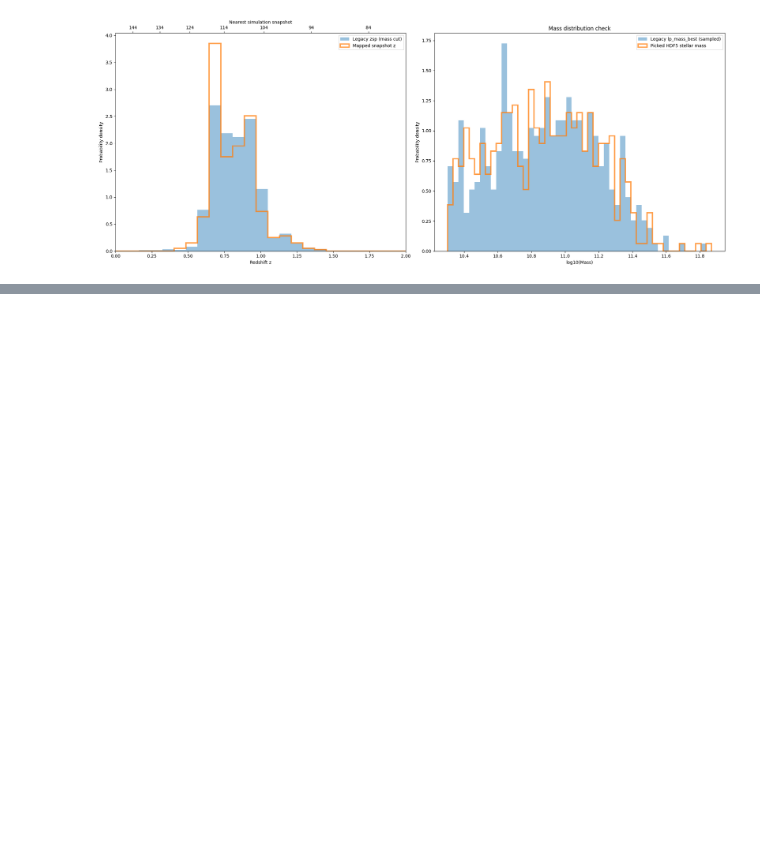
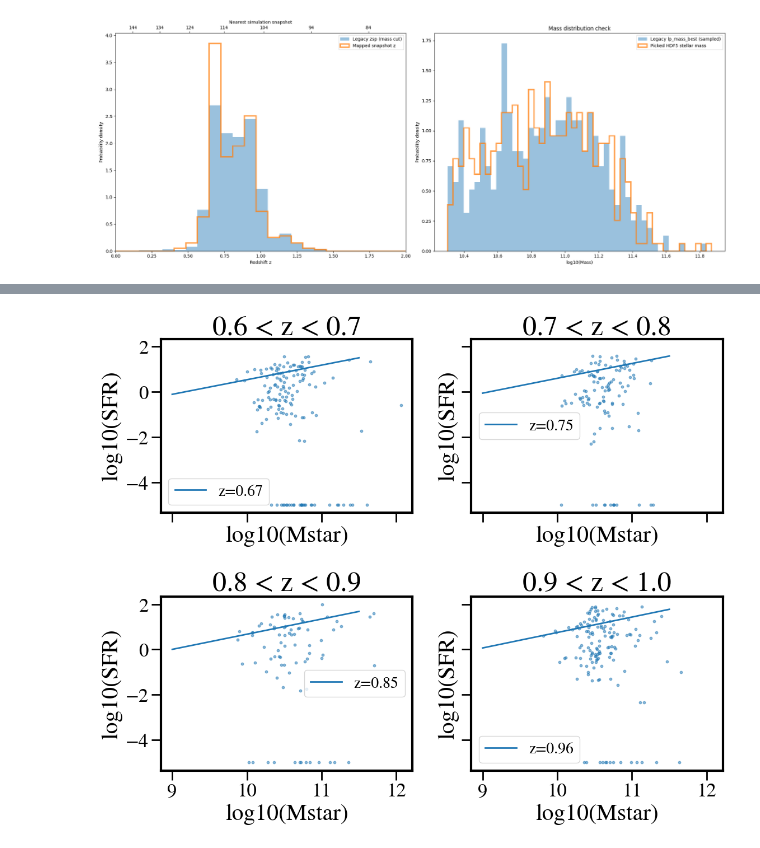
Before and after one commit to GiulianoLo/analize_simba_cgm, a Jupyter notebook: test_sfh_caesar.ipynb, the cells around one changed output, grey strips where cells are left out. Cells and saved outputs as stored; diff of their text form; code cells hidden in the pictures; blank space fills up the shorter version.

```diff
--- a/test_sfh_caesar.ipynb
+++ b/test_sfh_caesar.ipynb
@@ -1033,0 +989,52 @@ plt.show()
+# %%
+import numpy as np
+import matplotlib.pyplot as plt
+from astropy.cosmology import Planck15
+
+fig, axes = plt.subplots(2, 2, figsize=(12, 10), sharex=True, sharey=True)
+axes = axes.flatten()
+
+z_bins = [(0.6, 0.7), (0.7, 0.8), (0.8, 0.9), (0.9, 1.0)]
+
+for i, (zlo, zhi) in enumerate(z_bins):
+    ax = axes[i]
+
+    # --- select galaxies in bin ---
+    mask = (df['z_snap'] >= zlo) & (df['z_snap'] < zhi)
+    sub = df[mask]
+
+    if len(sub) == 0:
+        ax.set_title(f'z = {zlo:.1f}–{zhi:.1f} (empty)')
+        continue
+
+    logM = np.log10(sub['Ms'])
+    logSFR = np.log10(np.clip(sub['sfr'], 1e-5, None))
+
+    # --- scatter ---
+    ax.scatter(logM, logSFR, s=10, alpha=0.5)
+
+    # --- Speagle MS at median z ---
+    z_med = np.median(sub['z_snap'])
+    t = Planck15.age(z_med).value  # Gyr
+
+    mgrid = np.linspace(9, 11.5, 100)
+    logSFR_ms = (0.84 - 0.026*t) * mgrid - (6.51 - 0.11*t)
+
+    # Chabrier IMF correction
+    logSFR_ms -= 0.24
+
+    ax.plot(mgrid, logSFR_ms, lw=2, label=f'z={z_med:.2f}')
+
+    # --- labels ---
+    ax.set_title(f'{zlo:.1f} < z < {zhi:.1f}')
+    ax.legend()
+
+# shared labels
+for ax in axes:
+    ax.set_xlabel('log10(Mstar)')
+    ax.set_ylabel('log10(SFR)')
+
+plt.tight_layout()
+plt.show()
+# %% [output]
+[figure, added]
```
Also changed, not shown: parts of 13 cells of this notebook.
